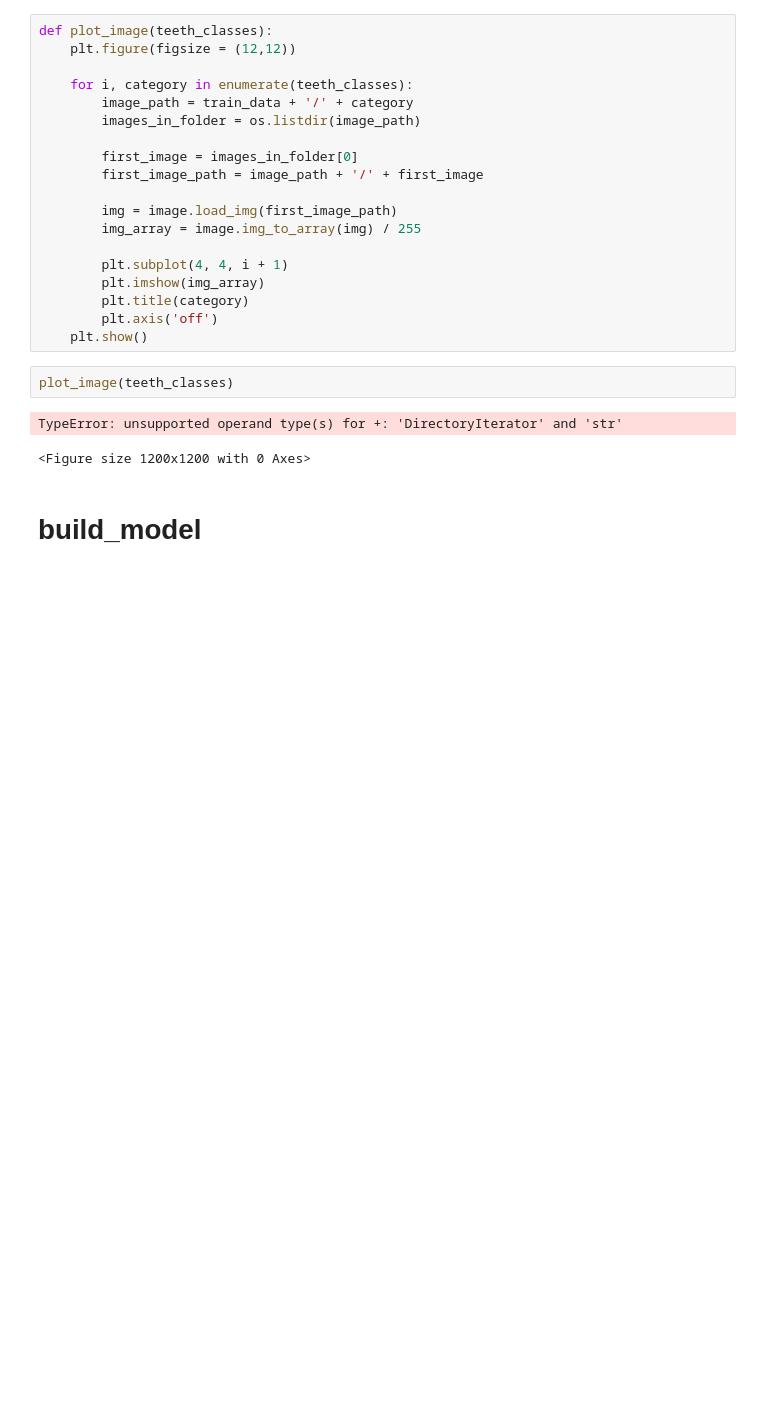
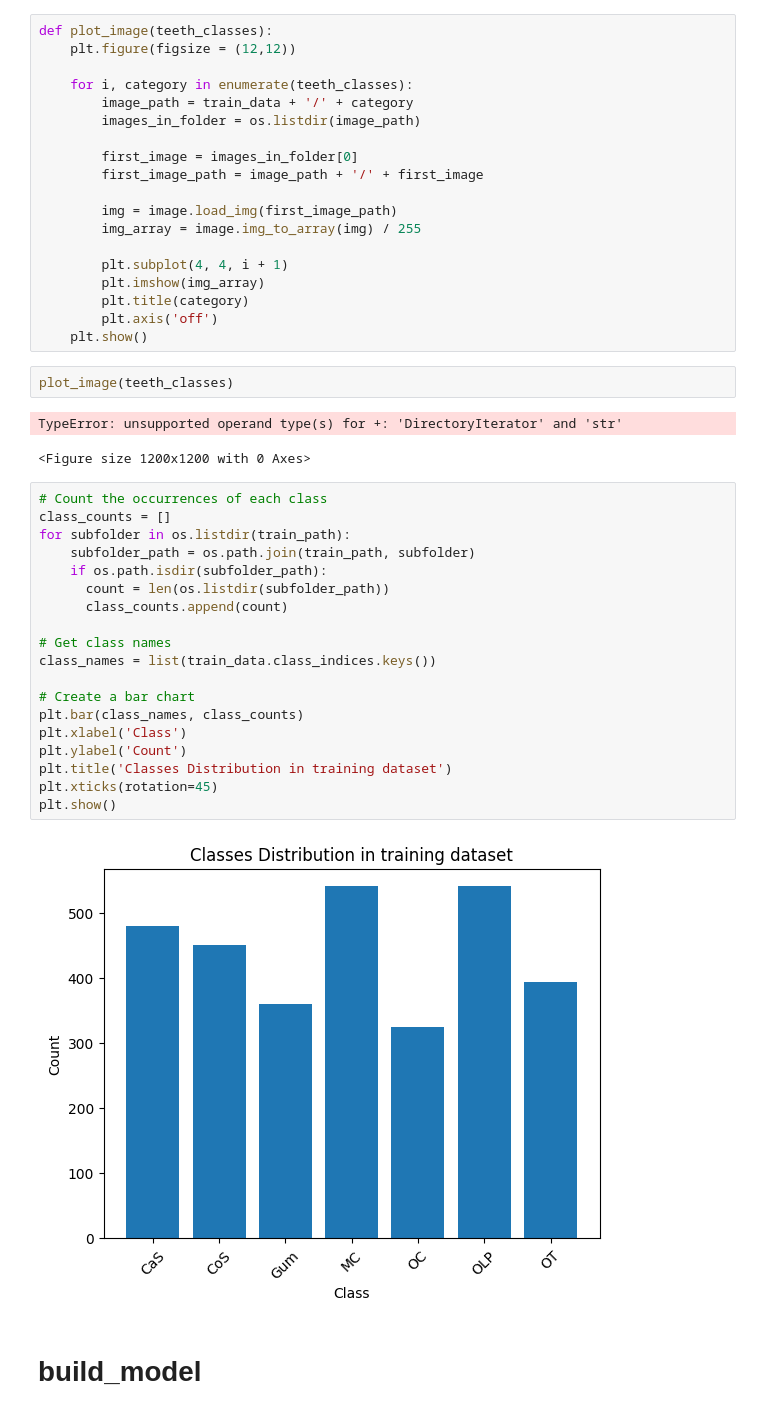
Before and after one commit to Arwa-Talha/teeth_classification, a Jupyter notebook: Teeth Classification.ipynb, the cells around one changed output. Cells and saved outputs as stored; diff of their text form; blank space fills up the shorter version.

```diff
--- a/Teeth Classification.ipynb
+++ b/Teeth Classification.ipynb
@@ -99,6 +99,27 @@ plot_image(teeth_classes)
 # %% [output]
 TypeError: unsupported operand type(s) for +: 'DirectoryIterator' and 'str'
 <Figure size 1200x1200 with 0 Axes>
+# %%
+# Count the occurrences of each class
+class_counts = []
+for subfolder in os.listdir(train_path):
+    subfolder_path = os.path.join(train_path, subfolder)
+    if os.path.isdir(subfolder_path):
+      count = len(os.listdir(subfolder_path))
+      class_counts.append(count)
+
+# Get class names
+class_names = list(train_data.class_indices.keys())
+
+# Create a bar chart
+plt.bar(class_names, class_counts)
+plt.xlabel('Class')
+plt.ylabel('Count')
+plt.title('Classes Distribution in training dataset')
+plt.xticks(rotation=45)
+plt.show()
+# %% [output]
+[figure, added]
 # %% [markdown]
 # build_model
 # %%
```
Also changed, not shown: parts of 14 cells of this notebook.
